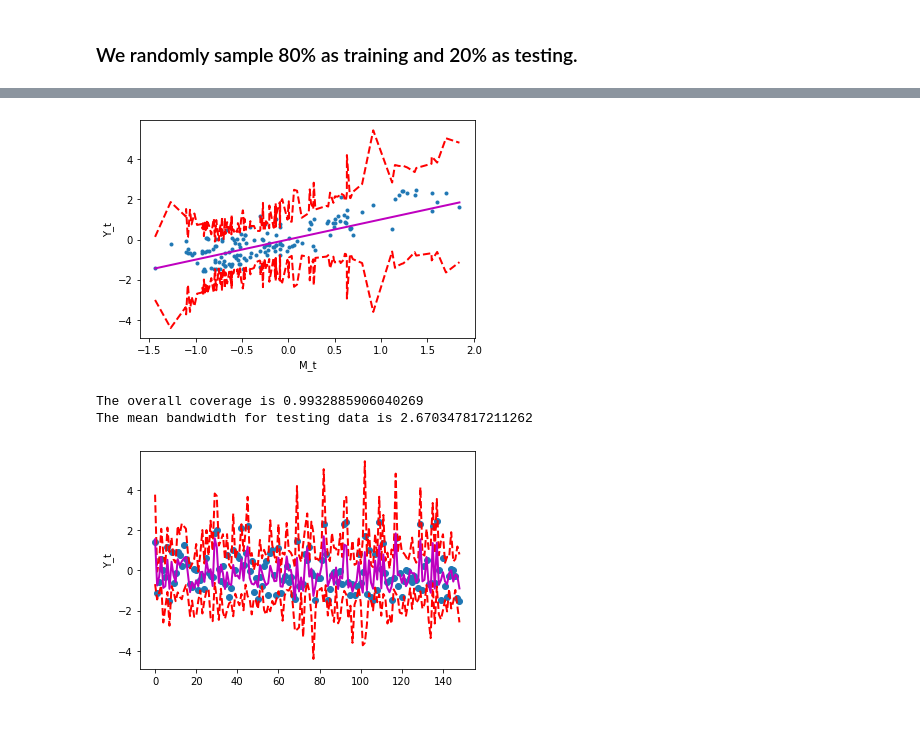
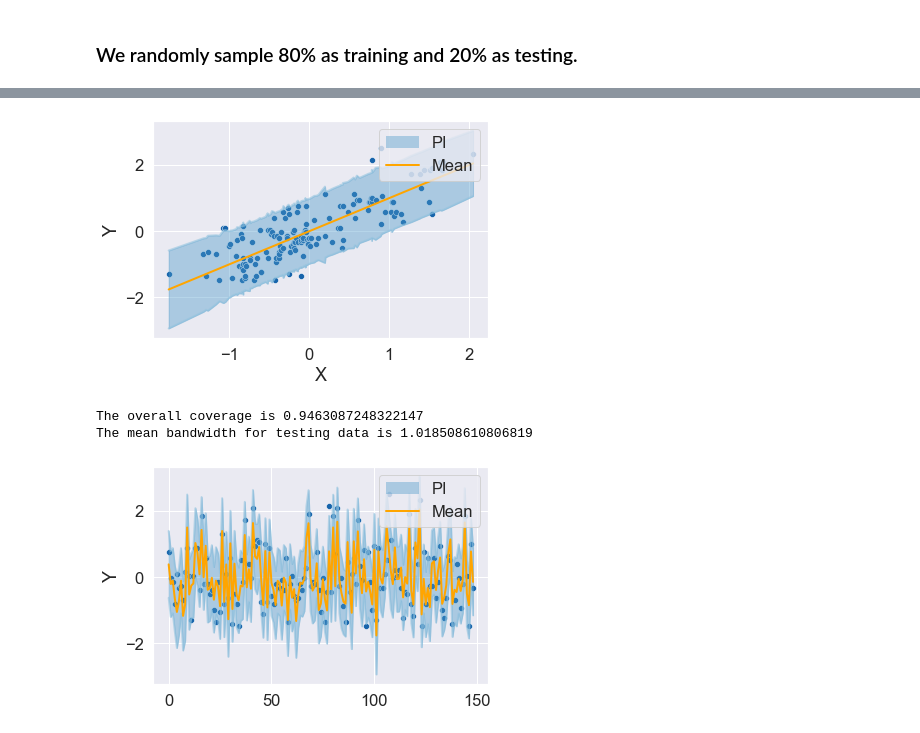
Before and after one commit to JiaweiGe0416/PI, a Jupyter notebook: FRED-MD.ipynb, the cells around one changed output, grey strips where cells are left out. Cells and saved outputs as stored; diff of their text form; code cells hidden in the pictures.

```diff
--- a/FRED-MD.ipynb
+++ b/FRED-MD.ipynb
@@ -427,7 +431,6 @@ def interval_adj(X_adj,Y_adj,M_adj,V_adj,alpha, stepsize=0.01,eps=0):
     """
     I = np.where(V_adj+eps-np.square(Y_adj-M_adj)>=0)[0]
     I.tolist()
-    X_adj = X_adj[I].reshape(-1,1)
     Y_adj = Y_adj[I].reshape(-1,1)
     M_adj = M_adj[I].reshape(-1,1)
     V_adj = (V_adj[I]+eps).reshape(-1,1)
@@ -515,13 +529,31 @@ def my_plot3(X_t,Y_t,M_t,V_t):
     lower_CI = M_t-np.sqrt(V_t)
     upper_CI = M_t+np.sqrt(V_t)
     mean = M_t
+    x_axis = range(Y_t.shape[0])
 
-    plt.plot(Y_t, 'o')
-    plt.plot(lower_CI, '--r', lw=2)
-    plt.plot(upper_CI, '--r', lw=2)
-    plt.plot(mean, '-m', lw=2)
-    plt.ylabel('Y_t')
+    sns.set()
+    sns.set_style("darkgrid")
+    sns.set_context("notebook", font_scale=1.5, rc={"lines.linewidth": 2.5})
+    palette = sns.color_palette("Blues_r", 4)
+    sns.scatterplot(x_axis,y=Y_t[:,0], color=palette[0], edgecolor='w', linewidth=0.5)
+    plt.fill_between(x_axis, lower_CI[:,0], upper_CI[:,0], color=palette[1], alpha=0.4)
+    plt.plot(x_axis, lower_CI, color=palette[2], lw=2,alpha=0.6)
+    plt.plot(x_axis, upper_CI, color=palette[2], lw=2,alpha=0.6)
+    plt.plot(x_axis, mean, '-', color='orange', linewidth=2,label="Mean")
+#    plt.plot(X_sort, mean, color=palette[3], linewidth=2, label="Mean")
+#    plt.xlabel("X")
+    plt.ylabel("Y")
+    legend_elements = [
+    patches.Rectangle((0, 0), 1, 1, lw=0, color=palette[1], alpha=0.4, label="PI"),
+    lines.Line2D([0], [0], color='orange', lw=2, label="Mean")]
+    plt.legend(handles=legend_elements, loc='upper right')
+#     plt.legend(loc='upper right')
     plt.show()
+    # plt.savefig("plot.png", dpi=300)
+#     coverage = (np.power(Y_t[:,0]-M_t[:,0], 2) <= V_t[:,0]).mean()
+#     bandwidth = np.mean(V_t[:,0])
+#     print("The overall coverage is", coverage)
+#     print("The mean bandwidth for testing data is", bandwidth)
 # %%
 # read the data
 X = pd.read_csv('X_pca_top3.CSV')
@@ -610,40 +655,40 @@ if known_mean == "True":
     M_t = np.zeros(n_t).reshape(-1,1)
 else:
     est_type = "rkhs_poly1"
     model, M_opt, M_adj, M_t = mean_est(est_type,X_pre,Y_pre,X_opt,X_adj,X_t)
 
 # Obtain quantile estimators
 quantile = [0.8,0.85,0.9,0.95]
 m1,Q1_opt,Q1_adj,Q1_t = est_quantile("NN1",quantile[0],X_pre,Y_pre,X_opt,X_adj,X_t)
 m2,Q2_opt,Q2_adj,Q2_t = est_quantile("NN2",quantile[1],X_pre,Y_pre,X_opt,X_adj,X_t)
 m3,Q3_opt,Q3_adj,Q3_t = est_quantile("qrf",quantile[2],X_pre,Y_pre,X_opt,X_adj,X_t)
 m4,Q4_opt,Q4_adj,Q4_t = est_quantile("gb",quantile[3],X_pre,Y_pre,X_opt,X_adj,X_t)
 
 # construct estimator matrix
 E_opt = np.hstack(((Q1_opt-M_opt)**2, (Q2_opt-M_opt)**2, (Q3_opt-M_opt)**2, (Q4_opt-M_opt)**2))
 E_opt = E_opt.T
 E_adj = np.hstack(((Q1_adj-M_adj)**2, (Q2_adj-M_adj)**2, (Q3_adj-M_adj)**2, (Q4_adj-M_adj)**2))
 E_adj = E_adj.T
 E_t = np.hstack(((Q1_t-M_t)**2, (Q2_t-M_t)**2, (Q3_t-M_t)**2, (Q4_t-M_t)**2))
 E_t = E_t.T
 
 # solve optimization problem
 
 V100_adj, V100_t, opt_sol = solve_opt(X_opt,Y_opt, M_opt, M_adj, M_t, X_adj, X_t, "aug", E_opt, E_adj, E_t)
 #V100_adj, V100_t, opt_sol = solve_opt(X_opt,Y_opt, M_opt, M_adj, M_t, X_adj, X_t, "rkhs_poly", degree = 2)
 #V100_adj, V100_t, opt_sol = solve_opt(X_opt,Y_opt, M_opt, M_adj, M_t, X_adj, X_t, "rkhs_rbf", sigma = 1)
 
-# # adjust interval
-# alpha = 0.05
-# delta = interval_adj(X_adj,Y_adj,M_adj,V100_adj,alpha)
+# adjust interval
+alpha = 0.05
+delta = interval_adj(X_adj,Y_adj,M_adj,V100_adj,alpha)
 
 # plot
-# V_alpha_t = delta*V100_t
+V_alpha_t = delta*V100_t
 #my_plot(X_t,Y_t,M_t,V100_t)
-my_plot2(X_t,Y_t,M_t,V100_t)
-my_plot3(X_t,Y_t,M_t,V100_t)
+my_plot2(X_t,Y_t,M_t,V_alpha_t)
+my_plot3(X_t,Y_t,M_t,V_alpha_t)
 # %% [output]
-[figure, old version]
+[figure, new version]
-The overall coverage is 0.9932885906040269
-The mean bandwidth for testing data is 2.670347817211262
+The overall coverage is 0.9463087248322147
+The mean bandwidth for testing data is 1.018508610806819
-[figure, old version]
+[figure, new version]
```
Also changed, not shown: parts of 3 cells of this notebook, 2 other files.
